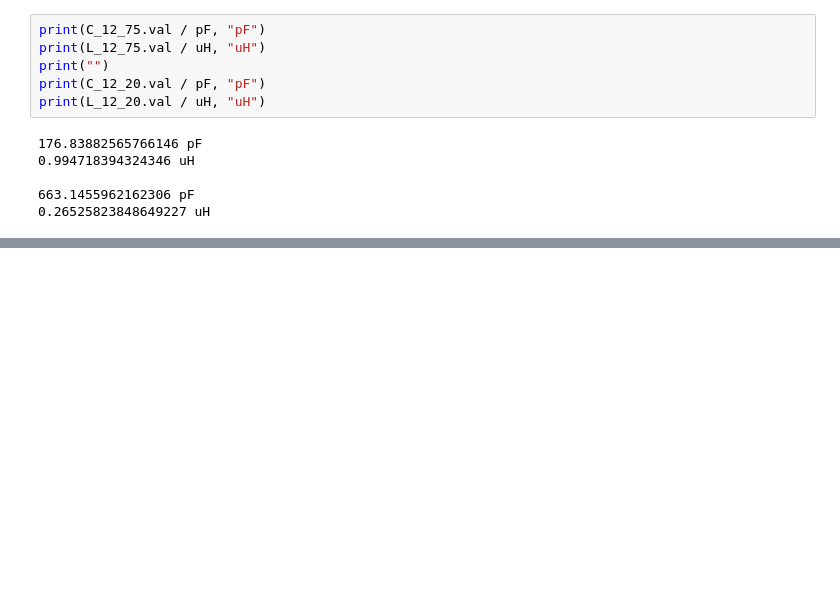
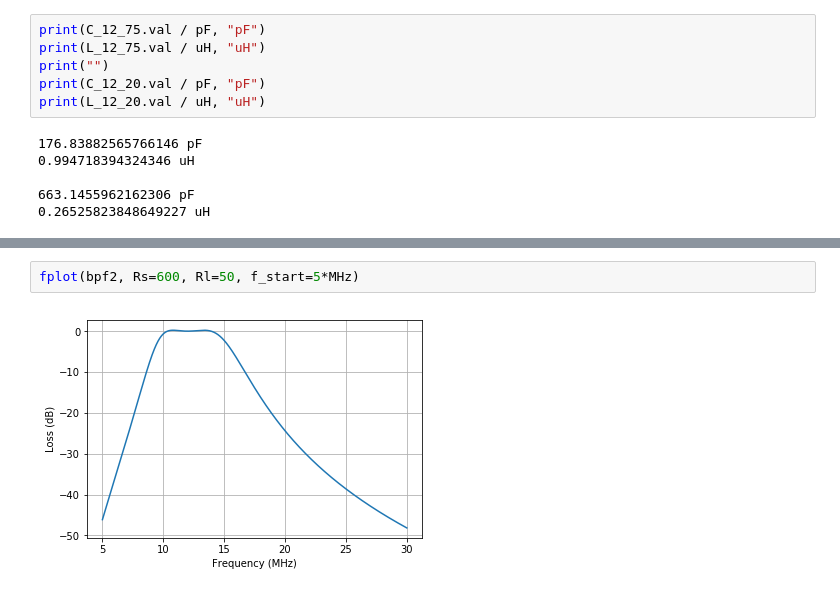
Before and after one commit to ttdoucet/impedance, a Jupyter notebook: impedance.ipynb, the cells around one changed output, grey strips where cells are left out. Drawn from its saved outputs; the diff is of its cells as text; blank space fills up the shorter version.

```diff
--- a/impedance.ipynb
+++ b/impedance.ipynb
@@ -176,0 +208,4 @@ print(L_12_20.val / uH, "uH")
+# %%
+fplot(bpf2, Rs=600, Rl=50, f_start=5*MHz)
+# %% [output]
+[figure, added]
```
Also changed, not shown: parts of 6 cells of this notebook.
